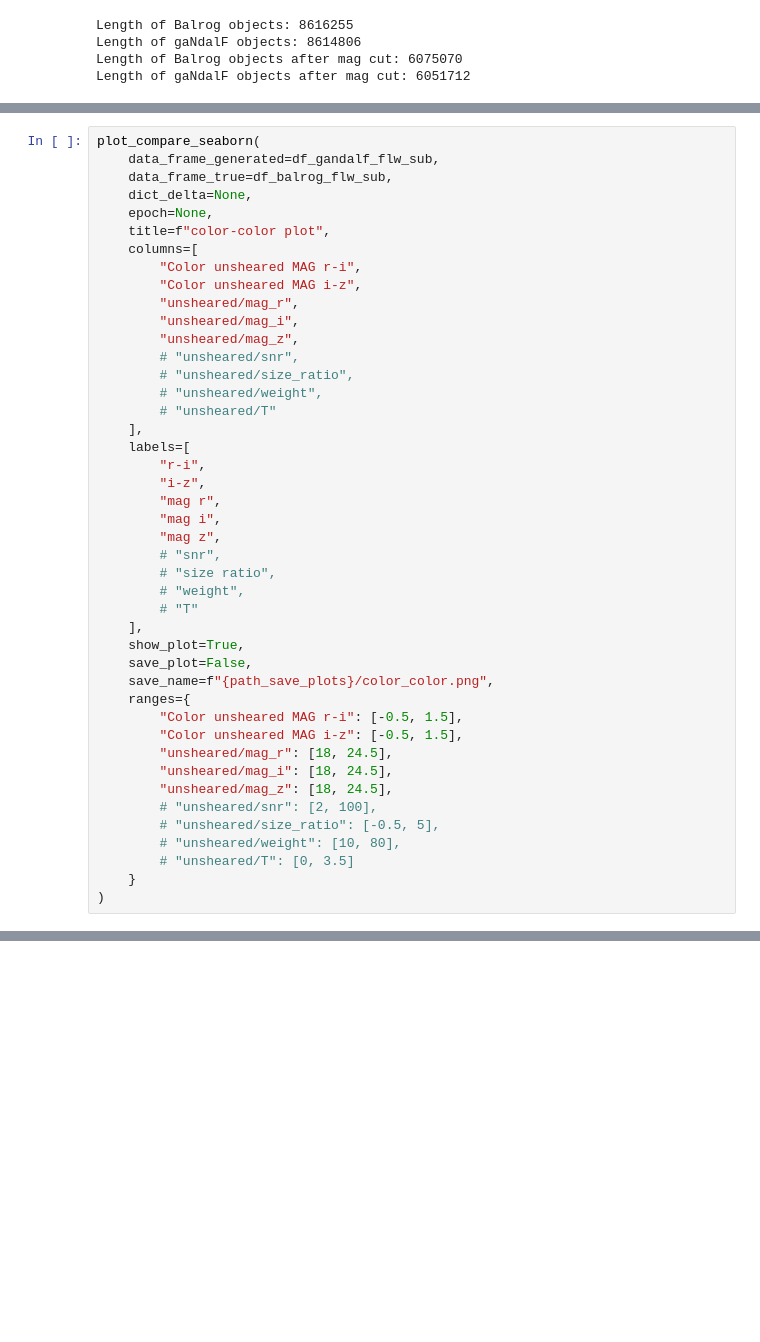
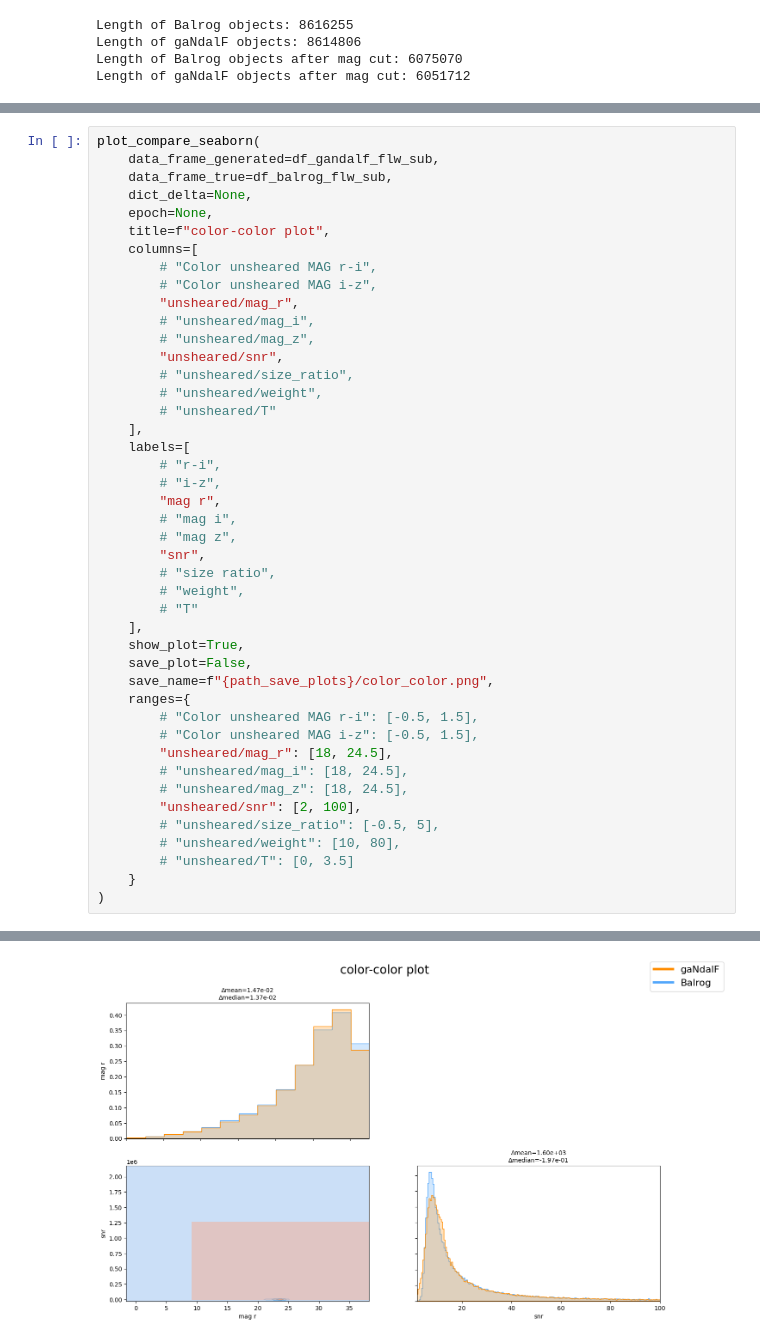
Before and after one commit to elmichelangelo/GalaxyFlow, a Jupyter notebook: MAC_gaNdalF_paper_flow_plots.ipynb, the cells around one changed output, grey strips where cells are left out. Drawn from its saved outputs; the diff is of its cells as text; blank space fills up the shorter version.

```diff
--- a/MAC_gaNdalF_paper_flow_plots.ipynb
+++ b/MAC_gaNdalF_paper_flow_plots.ipynb
@@ -174,23 +283,23 @@ plot_compare_seaborn(
     epoch=None,
     title=f"color-color plot",
     columns=[
-        "Color unsheared MAG r-i",
-        "Color unsheared MAG i-z",
+        # "Color unsheared MAG r-i",
+        # "Color unsheared MAG i-z",
         "unsheared/mag_r",
-        "unsheared/mag_i",
-        "unsheared/mag_z",
-        # "unsheared/snr",
+        # "unsheared/mag_i",
+        # "unsheared/mag_z",
+        "unsheared/snr",
         # "unsheared/size_ratio",
         # "unsheared/weight",
         # "unsheared/T"
     ],
     labels=[
-        "r-i",
-        "i-z",
+        # "r-i",
+        # "i-z",
         "mag r",
-        "mag i",
-        "mag z",
-        # "snr",
+        # "mag i",
+        # "mag z",
+        "snr",
         # "size ratio",
         # "weight",
         # "T"
@@ -199,14 +308,15 @@ plot_compare_seaborn(
     save_plot=False,
     save_name=f"{path_save_plots}/color_color.png",
     ranges={
-        "Color unsheared MAG r-i": [-0.5, 1.5],
-        "Color unsheared MAG i-z": [-0.5, 1.5],
+        # "Color unsheared MAG r-i": [-0.5, 1.5],
+        # "Color unsheared MAG i-z": [-0.5, 1.5],
         "unsheared/mag_r": [18, 24.5],
-        "unsheared/mag_i": [18, 24.5],
-        "unsheared/mag_z": [18, 24.5],
-        # "unsheared/snr": [2, 100],
+        # "unsheared/mag_i": [18, 24.5],
+        # "unsheared/mag_z": [18, 24.5],
+        "unsheared/snr": [2, 100],
         # "unsheared/size_ratio": [-0.5, 5],
         # "unsheared/weight": [10, 80],
         # "unsheared/T": [0, 3.5]
     }
 )
+# %% [output]
@@ -212,0 +328 @@ plot_compare_seaborn(
+[figure, added]
```
Also changed, not shown: parts of 19 cells of this notebook, 3 other files.
